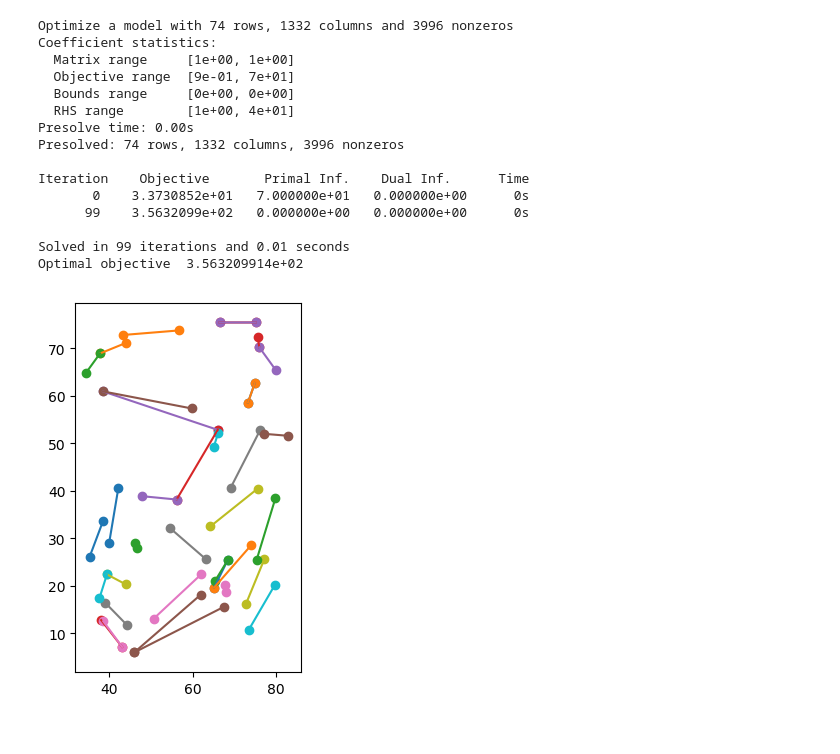
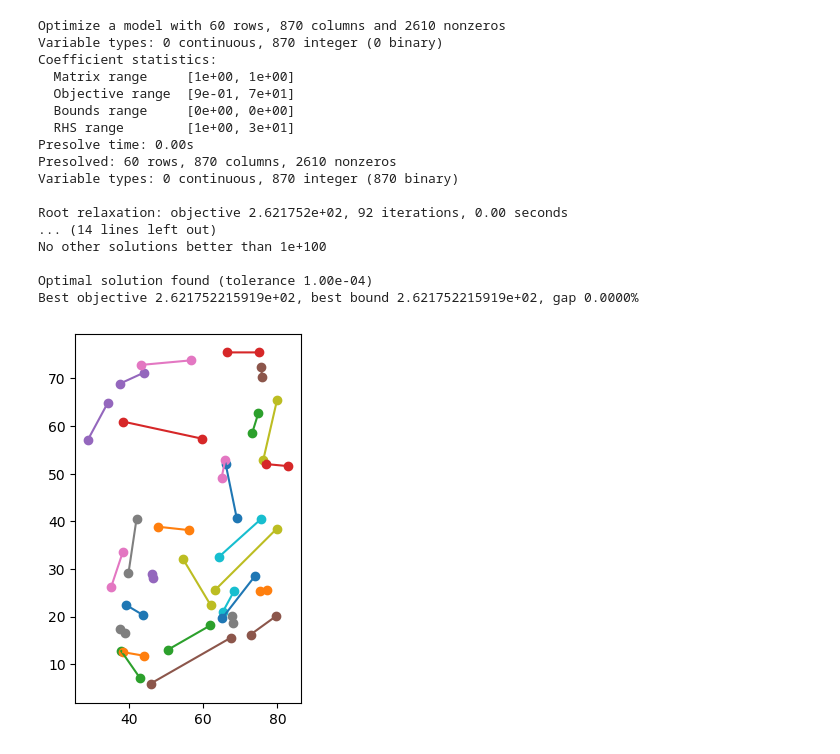
Before and after one commit to artykbayevk/FeatureCorrespondences, a Jupyter notebook: notebooks/FeatureExtraction.ipynb, the cells around one changed output. Drawn from its saved outputs; the diff is of its cells as text; code cells hidden in the pictures.

Commit message:
optimal solutions for images, cont..

```diff
--- a/notebooks/FeatureExtraction.ipynb
+++ b/notebooks/FeatureExtraction.ipynb
@@ -46,3 +44,18 @@ img2_path = "../data/test/test_2.jpg"
 
 descs1 = py"rootSIFT"(img1_path);
 descs2 = py"rootSIFT"(img2_path);
+# %%
+function cleaning(original)
+    res_dict = Dict()
+    for i in 1:size(original, 1)
+        res_dict[hash(original[i,:])] = original[i,:]
+    end
+
+    vals = collect(values(res_dict))
+    output = zeros(size(vals,1), 2)
+    for i in 1:size(vals,1)
+        output[i,:] = [vals[i][1],vals[i][2]]
+    end
+
+    return output
+end
@@ -49 +64,4 @@ descs2 = py"rootSIFT"(img2_path);
+# %%
+P_points = cleaning(descs1);
+Q_points = cleaning(descs2);
 # %%
@@ -69,11 +87,11 @@ cost = pairwise(Euclidean(), descs1', descs2'; dims=2);
 # %%
-P = ones(size(descs1,1));
-Q = ones(size(descs2,1));
+P = ones(size(P_points,1));
+Q = ones(size(Q_points,1));
 # %%
 solCount = 1000
-m = JuMP.direct_model(Gurobi.Optimizer(PoolSearchMode=2, PoolSolutions=solCount, SolutionNumber=0,PoolGap = 0.01))
+m = JuMP.direct_model(Gurobi.Optimizer(PoolSearchMode=2, PoolSolutions=solCount, SolutionNumber=0,PoolGap = 0.001))
 
-@variable(m, X[axes(cost,1), axes(cost,2)] ≥ 0)
+@variable(m, X[axes(cost,1), axes(cost,2)] ≥ 0, Int)
 @objective(m, Min, cost ⋅ X)
 @constraint(m,sum(X) .== min(sum(P), sum(Q)))
 @constraint(m, X * ones(Int, length(Q)) .<= P)
@@ -100,31 +118,32 @@ for i in 0:(solCount-1)
 end
 sol_pool = deepcopy(solution_pool[1:cnt,:,:]);
 # %% [output]
-Optimize a model with 74 rows, 1332 columns and 3996 nonzeros
+Optimize a model with 60 rows, 870 columns and 2610 nonzeros
+Variable types: 0 continuous, 870 integer (0 binary)
 Coefficient statistics:
   Matrix range     [1e+00, 1e+00]
   Objective range  [9e-01, 7e+01]
   Bounds range     [0e+00, 0e+00]
-  RHS range        [1e+00, 4e+01]
+  RHS range        [1e+00, 3e+01]
 Presolve time: 0.00s
-Presolved: 74 rows, 1332 columns, 3996 nonzeros
+Presolved: 60 rows, 870 columns, 2610 nonzeros
+Variable types: 0 continuous, 870 integer (870 binary)
 
-Iteration    Objective       Primal Inf.    Dual Inf.      Time
-       0    3.3730852e+01   7.000000e+01   0.000000e+00      0s
-      99    3.5632099e+02   0.000000e+00   0.000000e+00      0s
+Root relaxation: objective 2.621752e+02, 92 iterations, 0.00 seconds
+... (14 lines left out)
+No other solutions better than 1e+100
 
-Solved in 99 iterations and 0.01 seconds
-Optimal objective  3.563209914e+02
+Optimal solution found (tolerance 1.00e-04)
+Best objective 2.621752215919e+02, best bound 2.621752215919e+02, gap 0.0000%
 # %%
-# solOther = sparse(sol_pool[1,:,:])
-solOther = sparse(value.(X))
+solOther = sparse(sol_pool[rand(1:cnt),:,:])
 for (x,y,v) in zip(findnz(solOther)...)
-
-    x_pos = [descs1'[:,x][1], descs2'[:,y][1]]
-    y_pos = [descs1'[:,x][2], descs2'[:,y][2]]
+    x_pos = [P_points'[:,x][1], Q_points'[:,y][1]]
+    y_pos = [P_points'[:,x][2], Q_points'[:,y][2]]
     subplot(122)
     scatter(x_pos, y_pos)
     plot(x_pos, y_pos)
+
 end
 # %% [output]
-[figure, old version]
+[figure, new version]
```
Also changed, not shown: parts of 3 cells of this notebook, 2 other files.
